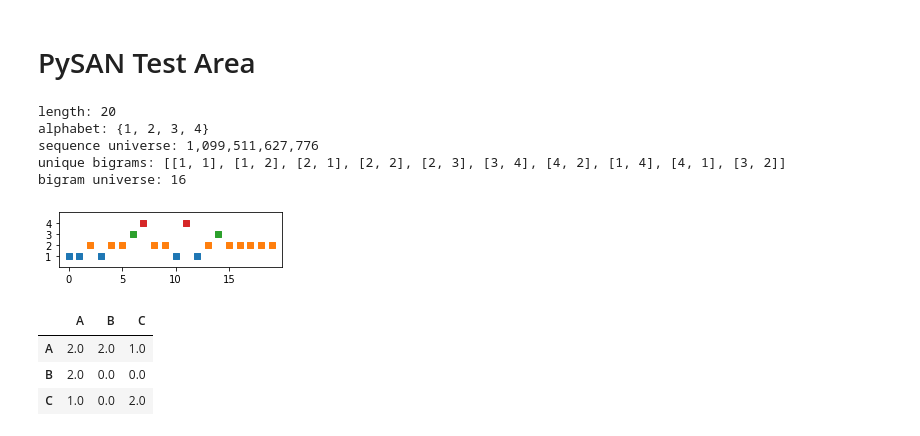
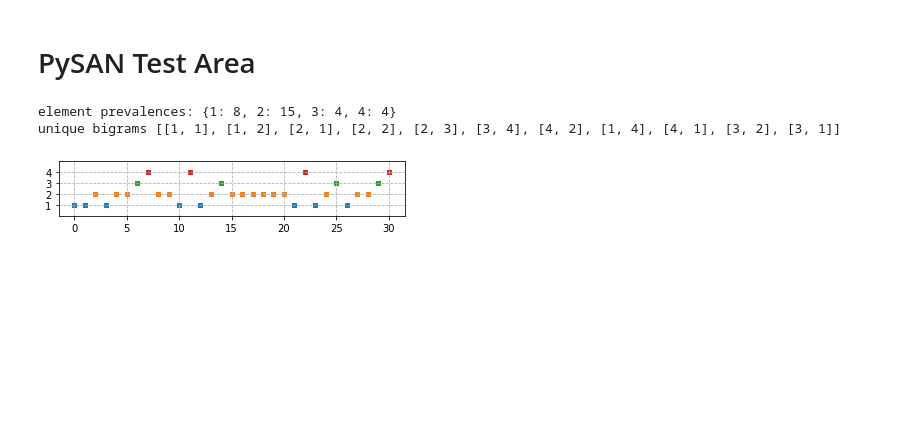
Before and after one commit to pysan-dev/pysan_classic, a Jupyter notebook: docs/notebooks/prototype_area.ipynb, the cells around one changed output. Cells and saved outputs as stored; diff of their text form; code cells hidden in the pictures; blank space fills up the shorter version.

```diff
--- a/docs/notebooks/prototype_area.ipynb
+++ b/docs/notebooks/prototype_area.ipynb
@@ -3,65 +3,30 @@
 # %%
 import numpy as np
 import matplotlib.pyplot as plt
 
 import sys
 sys.path.append('../../')
 
 import pysan as ps
+import importlib
 
-sequence = [1,1,2,1,2,2,3,4,2,2,1,4,1,2,3,2,2,2,2,2]
+plt.style.use('pysan.mplstyle')
+importlib.reload(ps)
+
+sequence = [1,1,2,1,2,2,3,4,2,2,1,4,1,2,3,2,2,2,2,2,2,1,4,1,2,3,1,2,2,3,4]
 
 details = ps.describe(sequence)
 sequence_plot = ps.plot_sequence(sequence)
+prevalences = ps.get_element_prevalence(sequence)
+#sequence = ['A','A','B','A','A','C','C','C','A','B','A','A']
+
+grams = ps.get_unique_ngrams(sequence, 2)
+
+tm = ps.get_transition_matrix(sequence, alphabet=['A','B','C'])
+
+print('element prevalences:', prevalences)
+print('unique bigrams', grams)
 # %% [output]
-length: 20
-alphabet: {1, 2, 3, 4}
-sequence universe: 1,099,511,627,776
-unique bigrams: [[1, 1], [1, 2], [2, 1], [2, 2], [2, 3], [3, 4], [4, 2], [1, 4], [4, 1], [3, 2]]
-bigram universe: 16
+element prevalences: {1: 8, 2: 15, 3: 4, 4: 4}
+unique bigrams [[1, 1], [1, 2], [2, 1], [2, 2], [2, 3], [3, 4], [4, 2], [1, 4], [4, 1], [3, 2], [3, 1]]
-[figure, old version]
+[figure, new version]
-# %%
-import pandas as pd
-def get_transition_matrix(sequence, alphabet=None, verbose=False):
-    """
-    Computes a transition matrix for each bigram in a sequence.
-    The resulting matrix can be interpreted by reading along the side first, then across the top, indicating from the element in down the side to the element along the top.
-    For example, to find the number of transitions from element 2 to element 3, find element 2 down the side, then follow that row across until it reaches element 3 across the top.
-
-    Examples
-    ----------
-    >>> sequence = ['cook','exercise','sleep','sleep','cook','exercise','sleep']
-    >>> ps.get_transition_matrix(sequence)
-        cook  exercise  sleep
-    cook       0.0       0.0    1.0
-    exercise   2.0       0.0    0.0
-    sleep      0.0       1.0    1.0
-
-    """
-    if alphabet == None:
-        alphabet = ps.get_alphabet(sequence)
-    all_ngrams = ps.get_all_ngrams(sequence, 2)
-
-    transition_matrix = np.zeros((len(alphabet), len(alphabet)))
-    descriptive_matrix = [['-' for x in range(len(alphabet))] for y in range(len(alphabet))]
-
-    for x, element_row in enumerate(alphabet):
-        for y, element_column in enumerate(alphabet):
-            current_ngram = [element_row, element_column]
-            descriptive_matrix[x][y] = 'n' + str(current_ngram)
-            #print('from', current_ngram[0], 'to', current_ngram[1], ':', all_ngrams.count(current_ngram))
-            transition_matrix[x, y] = all_ngrams.count(current_ngram)
-
-    if verbose:
-        de_df = pd.DataFrame(descriptive_matrix, columns=alphabet, index=alphabet)
-        print(de_df)
-    tm_df = pd.DataFrame(transition_matrix, columns=alphabet, index=alphabet)
-    return tm_df
-
-sequence = ['A','A','B','A','A','C','C','C','A','B','A','A']
-get_transition_matrix(sequence, alphabet=['A','B','C'])
-# %% [output]
-|  | A | B | C |
-| A | 2.0 | 2.0 | 1.0 |
-| B | 2.0 | 0.0 | 0.0 |
-| C | 1.0 | 0.0 | 2.0 |
```
Also changed, not shown: parts of 1 cell of this notebook, 3 other files.
